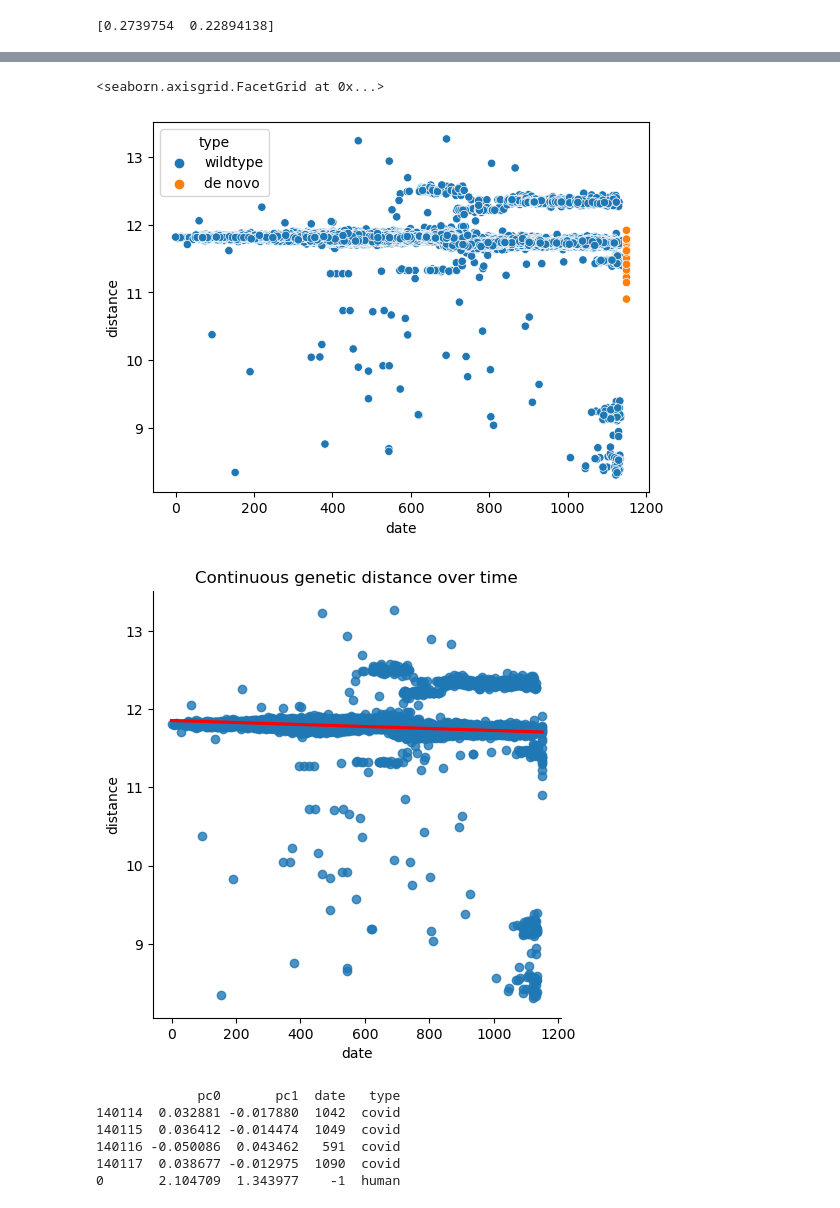
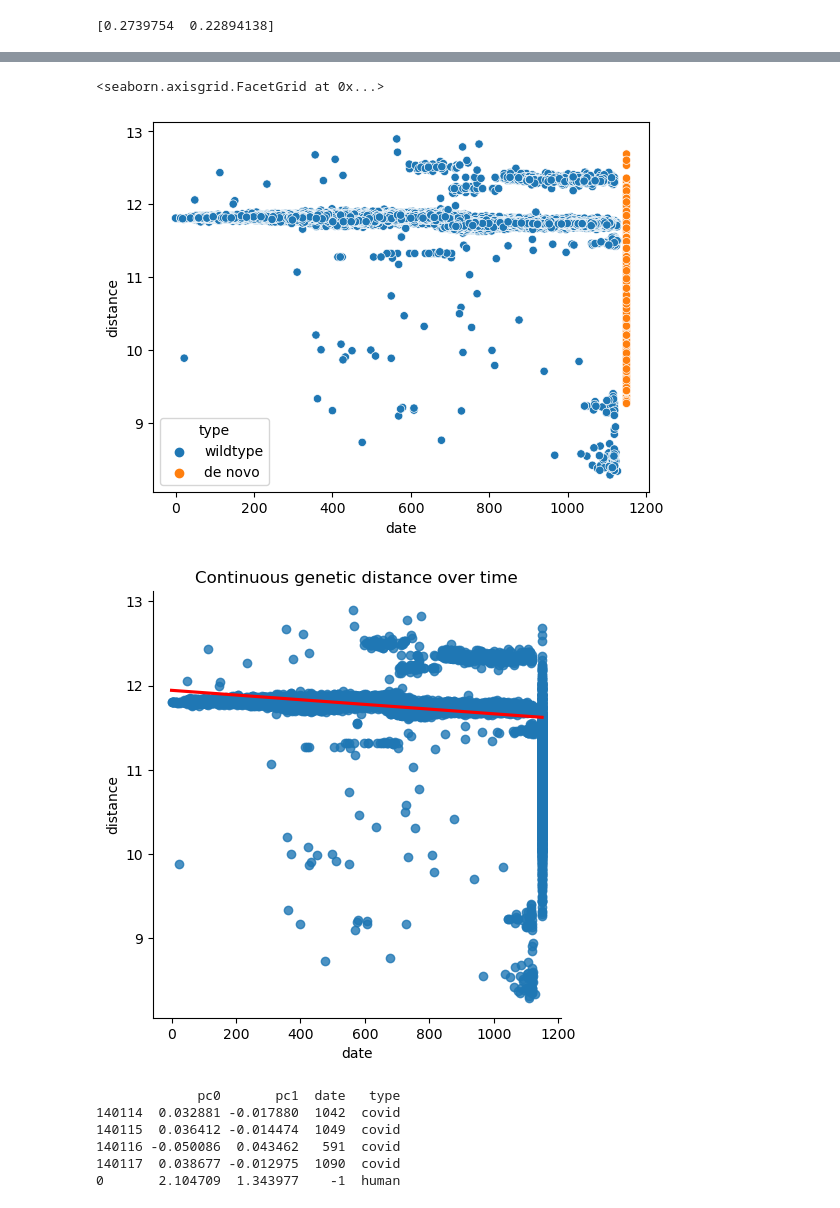
Before and after one commit to Dominko/spike_protein_rna_generator, a Jupyter notebook: scripts/data_analysis/analysis de novo.ipynb, the cells around one changed output, grey strips where cells are left out. Saved outputs shown, nothing was run; the diff lists cells and outputs as text; code cells hidden in the pictures.

```diff
--- a/scripts/data_analysis/analysis de novo.ipynb
+++ b/scripts/data_analysis/analysis de novo.ipynb
@@ -163,12 +165,12 @@ de_novo_seqs_file = SeqIO.parse(de_novo_path, "fasta")
 de_novo_biases = []
 for seq_record in tqdm(de_novo_seqs_file):
     if is_gene_valid(seq_record.seq):
-        # triplets = [seq_record.seq[i:i+3] for i in range(0, len(seq_record.seq), 3)]
-        # print(triplets.count("TAG") + triplets.count("TAA") + triplets.count("TGA"))
-        # print(triplets.count("ATG"))
+        triplets = [seq_record.seq[i:i+3] for i in range(0, len(seq_record.seq), 3)]
+        print(triplets.count("TAG") + triplets.count("TAA") + triplets.count("TGA"))
+        print(triplets.count("ATG"))
         de_novo_biases.append(CodonAdaptationIndex([seq_record.seq]))
         # cai.cai_for_gene(str(seq_record.seq))
 
 # de_novo_bias = CodonAdaptationIndex(de_novo_seqs)
-print(de_novo_biases)
+# print(de_novo_biases)
 # %% [output]
@@ -192,3 +382,29 @@ print(de_novo_biases)
+# %%
+de_novo_covid_seqs_file = SeqIO.parse(de_novo_covid_path, "fasta")
+de_novo_covid_biases = []
+for seq_record in tqdm(de_novo_covid_seqs_file):
+    if is_gene_valid(seq_record.seq):
+        # triplets = [seq_record.seq[i:i+3] for i in range(0, len(seq_record.seq), 3)]
+        # print(triplets.count("TAG") + triplets.count("TAA") + triplets.count("TGA"))
+        # print(triplets.count("ATG"))
+        de_novo_covid_biases.append(CodonAdaptationIndex([seq_record.seq]))
+        # cai.cai_for_gene(str(seq_record.seq))
+
+# de_novo_bias = CodonAdaptationIndex(de_novo_seqs)
+# print(de_novo_biases)
+# %%
+de_novo_human_seqs_file = SeqIO.parse(de_novo_human_path, "fasta")
+de_novo_human_biases = []
+for seq_record in tqdm(de_novo_human_seqs_file):
+    if is_gene_valid(seq_record.seq):
+        # triplets = [seq_record.seq[i:i+3] for i in range(0, len(seq_record.seq), 3)]
+        # print(triplets.count("TAG") + triplets.count("TAA") + triplets.count("TGA"))
+        # print(triplets.count("ATG"))
+        de_novo_human_biases.append(CodonAdaptationIndex([seq_record.seq]))
+        # cai.cai_for_gene(str(seq_record.seq))
+
+# de_novo_bias = CodonAdaptationIndex(de_novo_seqs)
+# print(de_novo_biases)
 # %%
 covid_biases = []
 
@@ -213,7 +429,7 @@ for path in paths:
                 except ValueError:
                     # print(bias["date"])
                     continue
-        break
+        # break
 # for path in paths:
 #     i = 0
 #     with open(path, "r") as handle:
@@ -531,7 +541,7 @@ genetic_distances["type"] = "wildtype"
 
 print(genetic_distances.head())
 
-de_novo_distances = batch_genetic_distance(de_novo_biases, human_bias)
+de_novo_distances = batch_genetic_distance(de_novo_human_biases, human_bias)
 de_novo_distances = pd.DataFrame(de_novo_distances, columns=["distance"])
 print(de_novo_distances.head())
 de_novo_distances["type"] = "de novo"
@@ -568,6 +578,6 @@ sns.lmplot(
 <seaborn.axisgrid.FacetGrid at 0x...>
-[figure, old version]
+[figure, new version]
-[figure, old version]
+[figure, new version]
 # %%
 def days(d):
     return d.days
```
Also changed, not shown: parts of 5 cells of this notebook, 4 other files.
